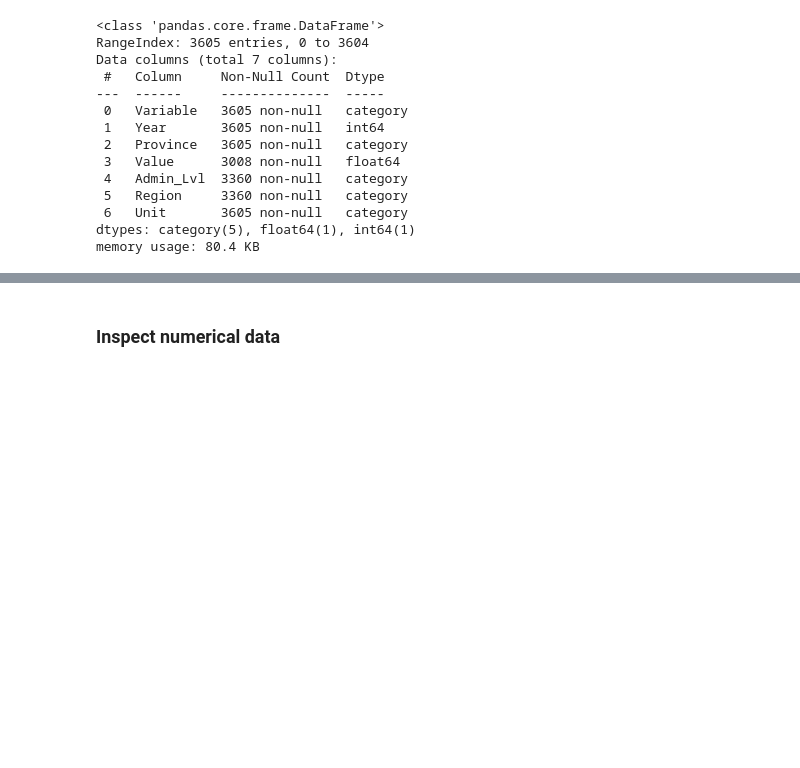
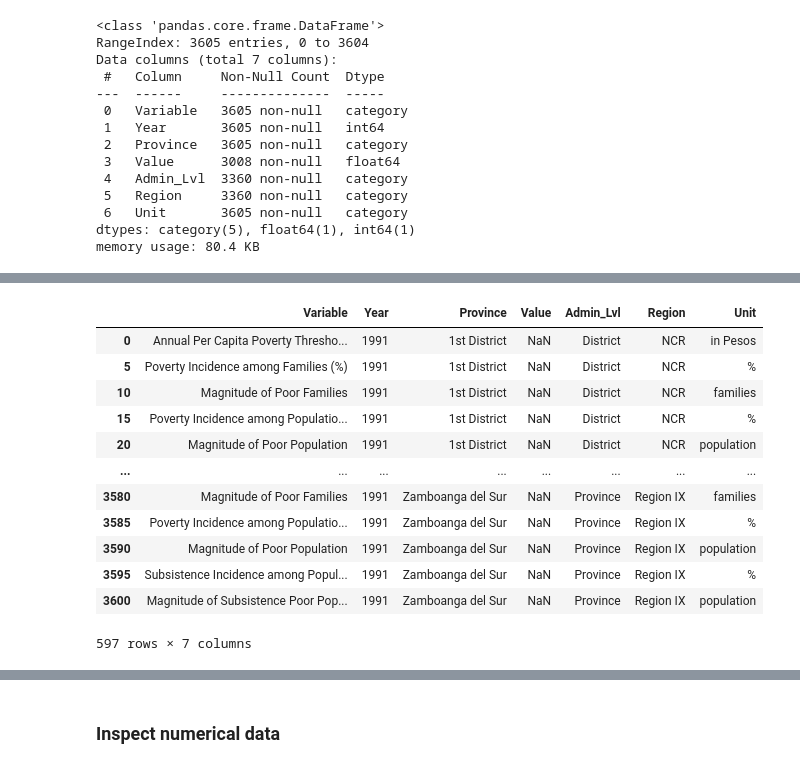
Before and after one commit to IrishMorales/ph-poverty-statistics, a Jupyter notebook: ph-poverty-statistics.ipynb, the cells around one changed output, grey strips where cells are left out. Saved outputs shown, nothing was run; the diff lists cells and outputs as text; code cells hidden in the pictures; blank space fills up the shorter version.

```diff
--- a/ph-poverty-statistics.ipynb
+++ b/ph-poverty-statistics.ipynb
@@ -230,0 +252,18 @@ From above, the missing values appear to be linked to either the variable the va
+# %%
+# Next, I investigate missing values under "Value"
+missing_values = df[df['Value'].isna()]
+missing_values
+# %% [output]
+|  | Variable | Year | Province | Value | Admin_Lvl | Region | Unit |
+| 0 | Annual Per Capita Poverty Thresho... | 1991 | 1st District | NaN | District | NCR | in Pesos |
+| 5 | Poverty Incidence among Families (%) | 1991 | 1st District | NaN | District | NCR | % |
+| 10 | Magnitude of Poor Families | 1991 | 1st District | NaN | District | NCR | families |
+| 15 | Poverty Incidence among Populatio... | 1991 | 1st District | NaN | District | NCR | % |
+| 20 | Magnitude of Poor Population | 1991 | 1st District | NaN | District | NCR | population |
+| ... | ... | ... | ... | ... | ... | ... | ... |
+| 3580 | Magnitude of Poor Families | 1991 | Zamboanga del Sur | NaN | Province | Region IX | families |
+| 3585 | Poverty Incidence among Populatio... | 1991 | Zamboanga del Sur | NaN | Province | Region IX | % |
+| 3590 | Magnitude of Poor Population | 1991 | Zamboanga del Sur | NaN | Province | Region IX | population |
+| 3595 | Subsistence Incidence among Popul... | 1991 | Zamboanga del Sur | NaN | Province | Region IX | % |
+| 3600 | Magnitude of Subsistence Poor Pop... | 1991 | Zamboanga del Sur | NaN | Province | Region IX | population |
+597 rows × 7 columns
```
Also changed, not shown: parts of 19 cells of this notebook.
